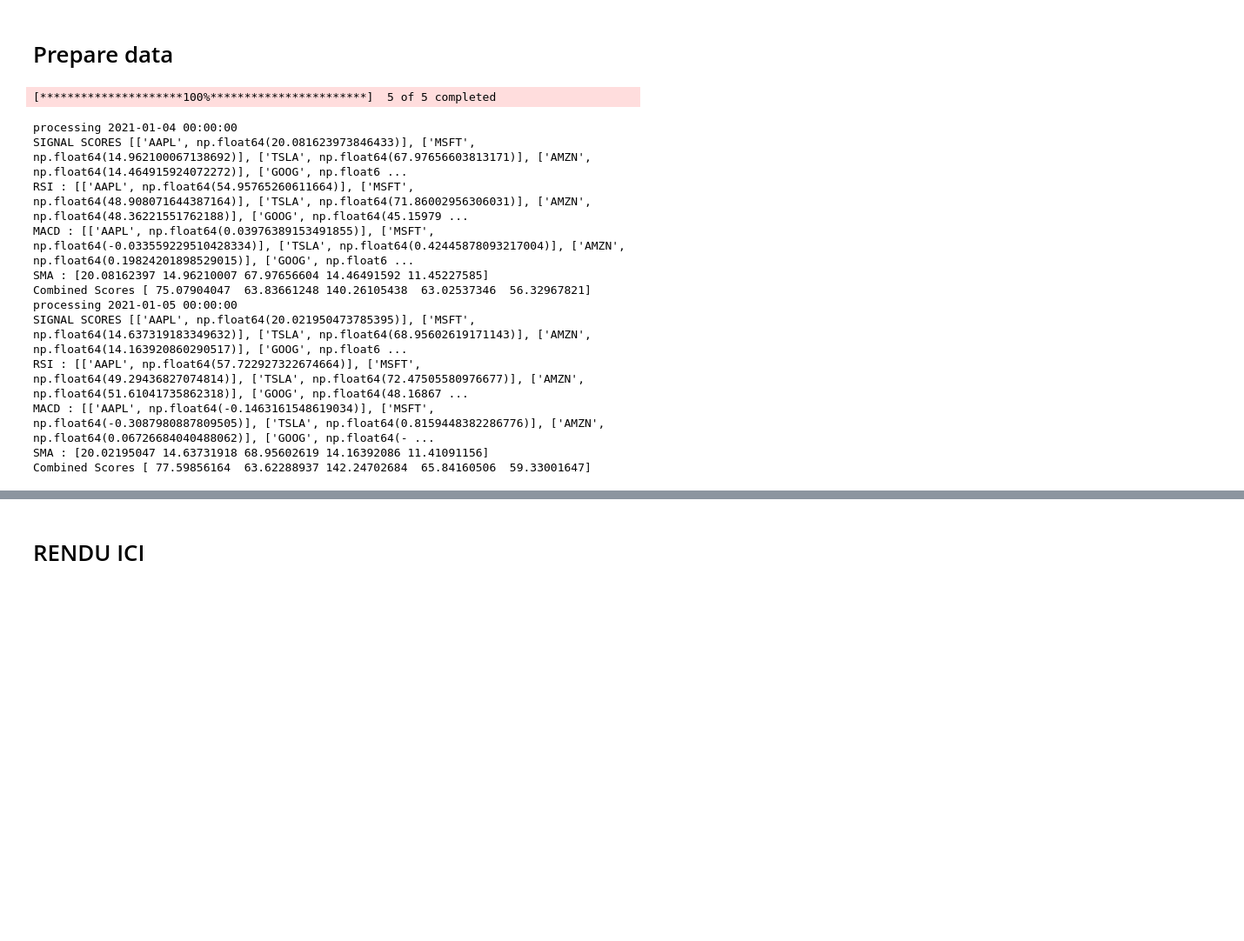
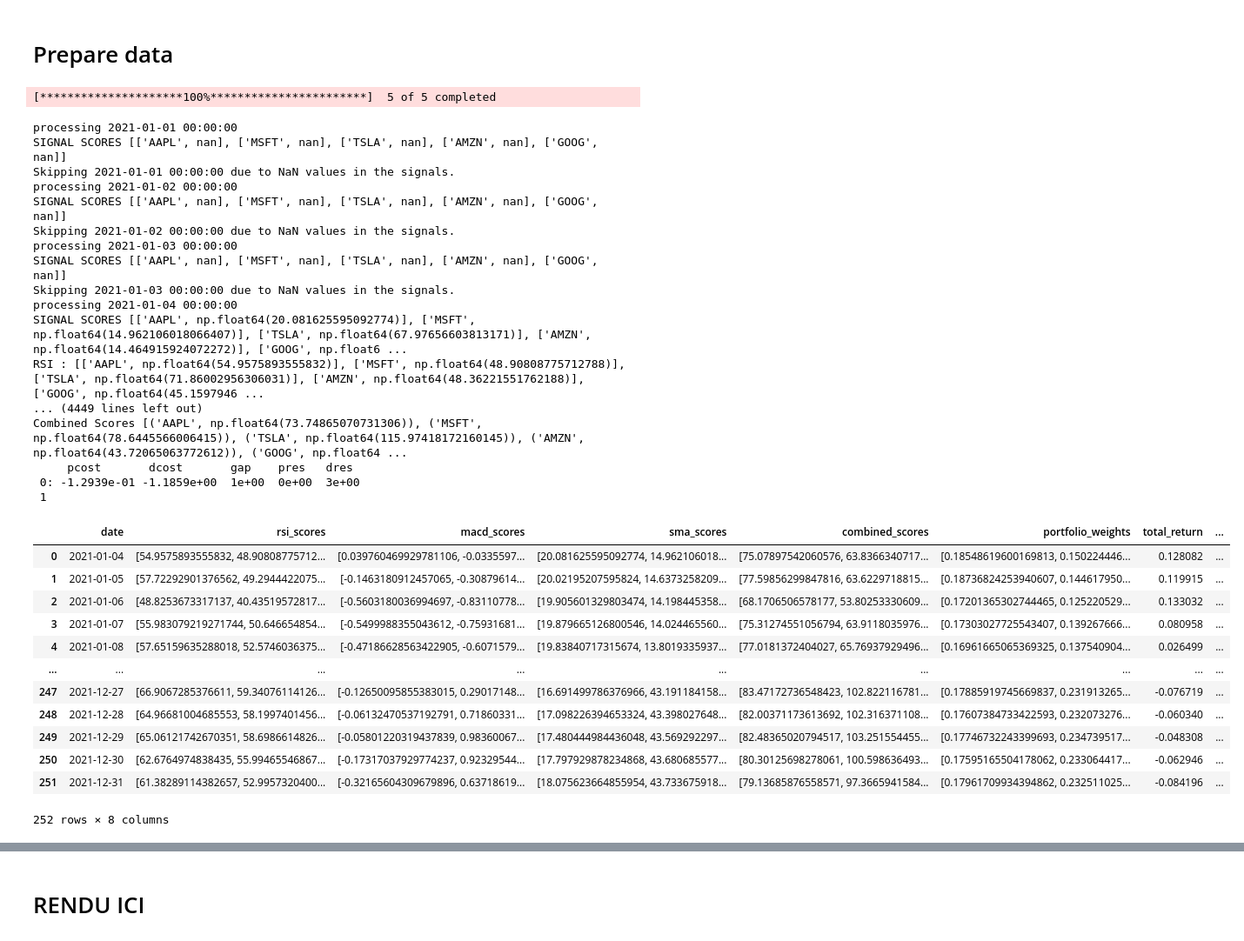
Before and after one commit to mathieupelo/SDA-Project, a Jupyter notebook: pipeline.ipynb, the cells around one changed output, grey strips where cells are left out. Shown at 87% size. Drawn from its saved outputs; the diff is of its cells as text; code cells hidden in the pictures; blank space fills up the shorter version.

Commit message:
Updated Prepare Data

```diff
--- a/pipeline.ipynb
+++ b/pipeline.ipynb
@@ -146,8 +210,8 @@ data = yf.download(tickers, start='2020-01-01', end='2023-01-01')
 portfolio_solver = Portfolio_Solver(0.8, max_weight_threshold=0.3)
 
 # Define the target date range
-start_date = '2021-01-04'
-end_date = '2021-01-05'
+start_date = '2021-01-01'
+end_date = '2022-01-01'
 date_range = pd.date_range(start=start_date, end=end_date)
 
 # Initialize an empty list to store the rows of the dataset
@@ -159,41 +223,86 @@ for date in date_range:
 
     # Step 1: Calculate the RSI signal scores
     rsi_signal_scores = calculate_rsi_signal(data, tickers, date=date, period=14)
     rsi_scores = np.array([score[1] for score in rsi_signal_scores])
 
     # Step 2: Calculate the MACD signal scores
     macd_signal_scores = calculate_macd_signal(data, tickers, date=date)
     macd_scores = np.array([score[1] for score in macd_signal_scores])
 
     # Step 3: Calculate the SMA signal scores
     sma_signal_scores = calculate_sma_signal(data, tickers, date=date)
     sma_scores = np.array([score[1] for score in sma_signal_scores])
 
     if np.any(np.isnan(rsi_scores)) or np.any(np.isnan(macd_scores)) or np.any(np.isnan(sma_scores)):
         print(f"Skipping {date} due to NaN values in the signals.")
         continue  # Skip this date and move to the next one
 
     print(f"RSI : {rsi_signal_scores}")
     print(f"MACD : {macd_signal_scores}")
     print(f"SMA : {sma_scores}")
 
     # Step 4: Combine the signals (this step can be adjusted later based on how you combine them)
     signal_weights = [1, 1, 1]  # You can later train a model to adjust these weights
     combined_scores = combine_signals(signal_weights, [rsi_scores, macd_scores, sma_scores])
     combined_scores_with_tickers = list(zip(tickers, combined_scores))
 
     print(f"Combined Scores", combined_scores_with_tickers)
+
+    # Step 5: Solve the portfolio based on the combined signal scores
+    portfolio_weights = portfolio_solver.SolveSignalPortfolio(tickers, data, combined_scores)
+
+    # Step 6: Calculate the returns for the portfolio based on the optimized weights
+    cumulative_returns, total_return, annualized_return = portfolio_solver.CalculatePortfolioReturns(tickers, data, portfolio_weights, start_date=date, time_period=30)  # time_period=1 for daily returns
+
+    # Add the calculated values to the dataset
+    dataset.append({
+        'date': date,
+        'rsi_scores': rsi_scores,
+        'macd_scores': macd_scores,
+        'sma_scores': sma_scores,
+        'combined_scores': combined_scores,
+        'portfolio_weights': portfolio_weights,
+        'total_return': total_return,
+        'annualized_return': annualized_return
+    })
+
+
+# Convert the dataset into a DataFrame
+df = pd.DataFrame(dataset)
+
+# Display the dataset (this will include the RSI, MACD, SMA scores, portfolio weights, and returns)
+
+# You can now use this DataFrame for training your model.
+display(df)
 # %% [output]
 [*********************100%***********************]  5 of 5 completed
+processing 2021-01-01 00:00:00
+SIGNAL SCORES [['AAPL', nan], ['MSFT', nan], ['TSLA', nan], ['AMZN', nan], ['GOOG', nan]]
+Skipping 2021-01-01 00:00:00 due to NaN values in the signals.
+processing 2021-01-02 00:00:00
+SIGNAL SCORES [['AAPL', nan], ['MSFT', nan], ['TSLA', nan], ['AMZN', nan], ['GOOG', nan]]
+Skipping 2021-01-02 00:00:00 due to NaN values in the signals.
+processing 2021-01-03 00:00:00
+SIGNAL SCORES [['AAPL', nan], ['MSFT', nan], ['TSLA', nan], ['AMZN', nan], ['GOOG', nan]]
+Skipping 2021-01-03 00:00:00 due to NaN values in the signals.
 processing 2021-01-04 00:00:00
-SIGNAL SCORES [['AAPL', np.float64(20.081623973846433)], ['MSFT', np.float64(14.962100067138692)], ['TSLA', np.float64(67.97656603813171)], ['AMZN', np.float64(14.464915924072272)], ['GOOG', np.float6 ...
-RSI : [['AAPL', np.float64(54.95765260611664)], ['MSFT', np.float64(48.908071644387164)], ['TSLA', np.float64(71.86002956306031)], ['AMZN', np.float64(48.36221551762188)], ['GOOG', np.float64(45.15979 ...
-MACD : [['AAPL', np.float64(0.03976389153491855)], ['MSFT', np.float64(-0.033559229510428334)], ['TSLA', np.float64(0.42445878093217004)], ['AMZN', np.float64(0.19824201898529015)], ['GOOG', np.float6 ...
-SMA : [20.08162397 14.96210007 67.97656604 14.46491592 11.45227585]
-Combined Scores [ 75.07904047  63.83661248 140.26105438  63.02537346  56.32967821]
-processing 2021-01-05 00:00:00
-SIGNAL SCORES [['AAPL', np.float64(20.021950473785395)], ['MSFT', np.float64(14.637319183349632)], ['TSLA', np.float64(68.95602619171143)], ['AMZN', np.float64(14.163920860290517)], ['GOOG', np.float6 ...
-RSI : [['AAPL', np.float64(57.722927322674664)], ['MSFT', np.float64(49.29436827074814)], ['TSLA', np.float64(72.47505580976677)], ['AMZN', np.float64(51.61041735862318)], ['GOOG', np.float64(48.16867 ...
-MACD : [['AAPL', np.float64(-0.1463161548619034)], ['MSFT', np.float64(-0.3087980887809505)], ['TSLA', np.float64(0.8159448382286776)], ['AMZN', np.float64(0.06726684040488062)], ['GOOG', np.float64(- ...
-SMA : [20.02195047 14.63731918 68.95602619 14.16392086 11.41091156]
-Combined Scores [ 77.59856164  63.62288937 142.24702684  65.84160506  59.33001647]
+SIGNAL SCORES [['AAPL', np.float64(20.081625595092774)], ['MSFT', np.float64(14.962106018066407)], ['TSLA', np.float64(67.97656603813171)], ['AMZN', np.float64(14.464915924072272)], ['GOOG', np.float6 ...
+RSI : [['AAPL', np.float64(54.9575893555832)], ['MSFT', np.float64(48.90808775712788)], ['TSLA', np.float64(71.86002956306031)], ['AMZN', np.float64(48.36221551762188)], ['GOOG', np.float64(45.1597946 ...
+... (4449 lines left out)
+Combined Scores [('AAPL', np.float64(73.74865070731306)), ('MSFT', np.float64(78.6445566006415)), ('TSLA', np.float64(115.97418172160145)), ('AMZN', np.float64(43.72065063772612)), ('GOOG', np.float64 ...
+     pcost       dcost       gap    pres   dres
+ 0: -1.2939e-01 -1.1859e+00  1e+00  0e+00  3e+00
+ 1
+|  | date | rsi_scores | macd_scores | sma_scores | combined_scores | portfolio_weights | total_return | ... |
+| 0 | 2021-01-04 | [54.9575893555832, 48.90808775712... | [0.039760469929781106, -0.0335597... | [20.081625595092774, 14.962106018... | [75.07897542060576, 63.8366340717... | [0.18548619600169813, 0.150224446... | 0.128082 | ... |
+| 1 | 2021-01-05 | [57.72292901376562, 49.2944422075... | [-0.1463180912457065, -0.30879614... | [20.02195207595824, 14.6373258209... | [77.59856299847816, 63.6229718815... | [0.18736824253940607, 0.144617950... | 0.119915 | ... |
+| 2 | 2021-01-06 | [48.8253673317137, 40.43519572817... | [-0.5603180036994697, -0.83110778... | [19.905601329803474, 14.198445358... | [68.1706506578177, 53.80253330609... | [0.17201365302744465, 0.125220529... | 0.133032 | ... |
+| 3 | 2021-01-07 | [55.983079219271744, 50.646654854... | [-0.5499988355043612, -0.75931681... | [19.879665126800546, 14.024465560... | [75.31274551056794, 63.9118035976... | [0.17303027725543407, 0.139267666... | 0.080958 | ... |
+| 4 | 2021-01-08 | [57.65159635288018, 52.5746036375... | [-0.47186628563422905, -0.6071579... | [19.83840717315674, 13.8019335937... | [77.0181372404027, 65.76937929496... | [0.16961665065369325, 0.137540904... | 0.026499 | ... |
+| ... | ... | ... | ... | ... | ... | ... | ... | ... |
+| 247 | 2021-12-27 | [66.9067285376611, 59.34076114126... | [-0.12650095855383015, 0.29017148... | [16.691499786376966, 43.191184158... | [83.47172736548423, 102.822116781... | [0.17885919745669837, 0.231913265... | -0.076719 | ... |
+| 248 | 2021-12-28 | [64.96681004685553, 58.1997401456... | [-0.06132470537192791, 0.71860331... | [17.098226394653324, 43.398027648... | [82.00371173613692, 102.316371108... | [0.17607384733422593, 0.232073276... | -0.060340 | ... |
+| 249 | 2021-12-29 | [65.06121742670351, 58.6986614826... | [-0.05801220319437839, 0.98360067... | [17.480444984436048, 43.569292297... | [82.48365020794517, 103.251554455... | [0.17746732243399693, 0.234739517... | -0.048308 | ... |
+| 250 | 2021-12-30 | [62.6764974838435, 55.99465546867... | [-0.17317037929774237, 0.92329544... | [17.797929878234868, 43.680685577... | [80.30125698278061, 100.598636493... | [0.17595165504178062, 0.233064417... | -0.062946 | ... |
+| 251 | 2021-12-31 | [61.38289114382657, 52.9957320400... | [-0.32165604309679896, 0.63718619... | [18.075623664855954, 43.733675918... | [79.13685876558571, 97.3665941584... | [0.17961709934394862, 0.232511025... | -0.084196 | ... |
+252 rows × 8 columns
```
Also changed, not shown: parts of 17 cells of this notebook.
